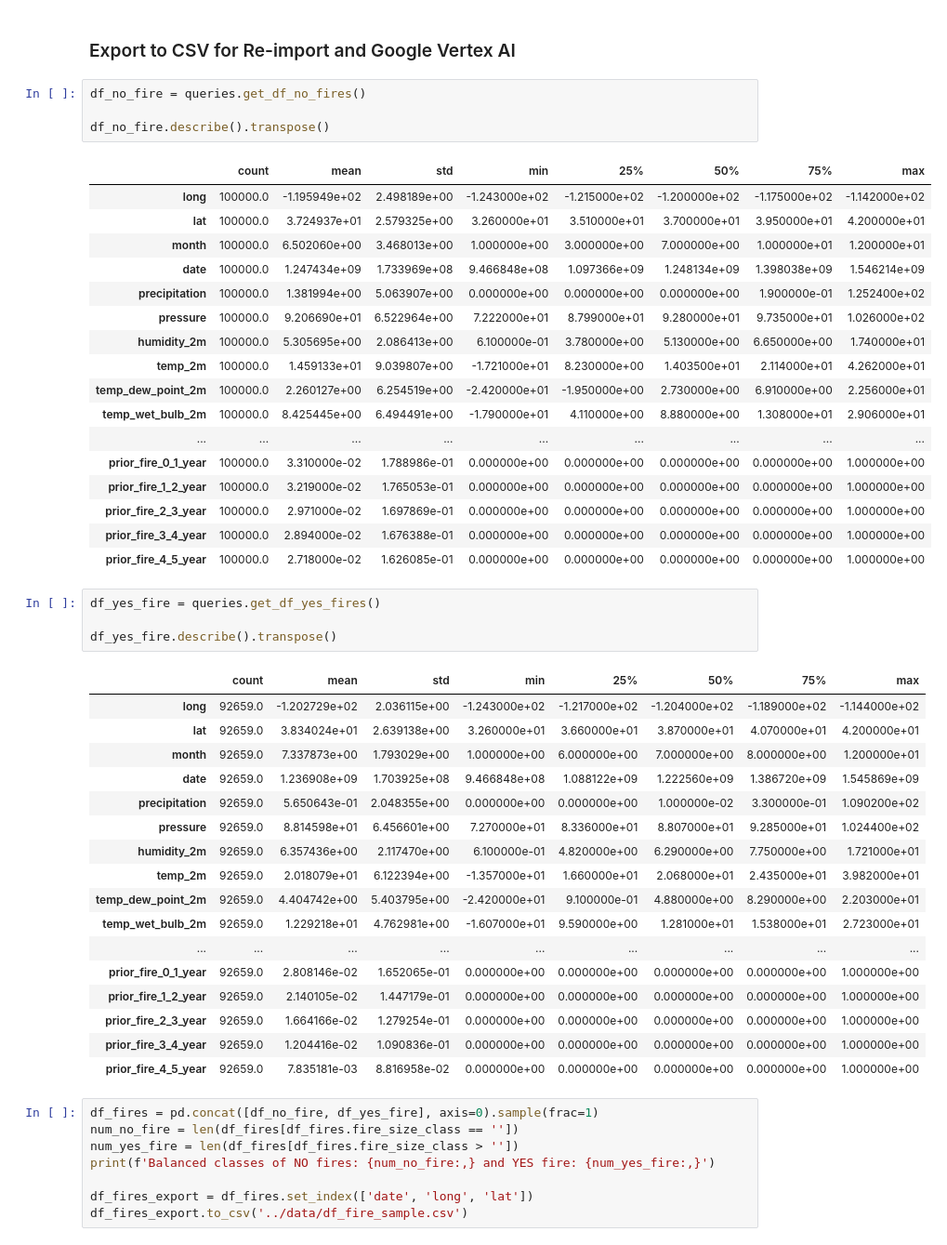
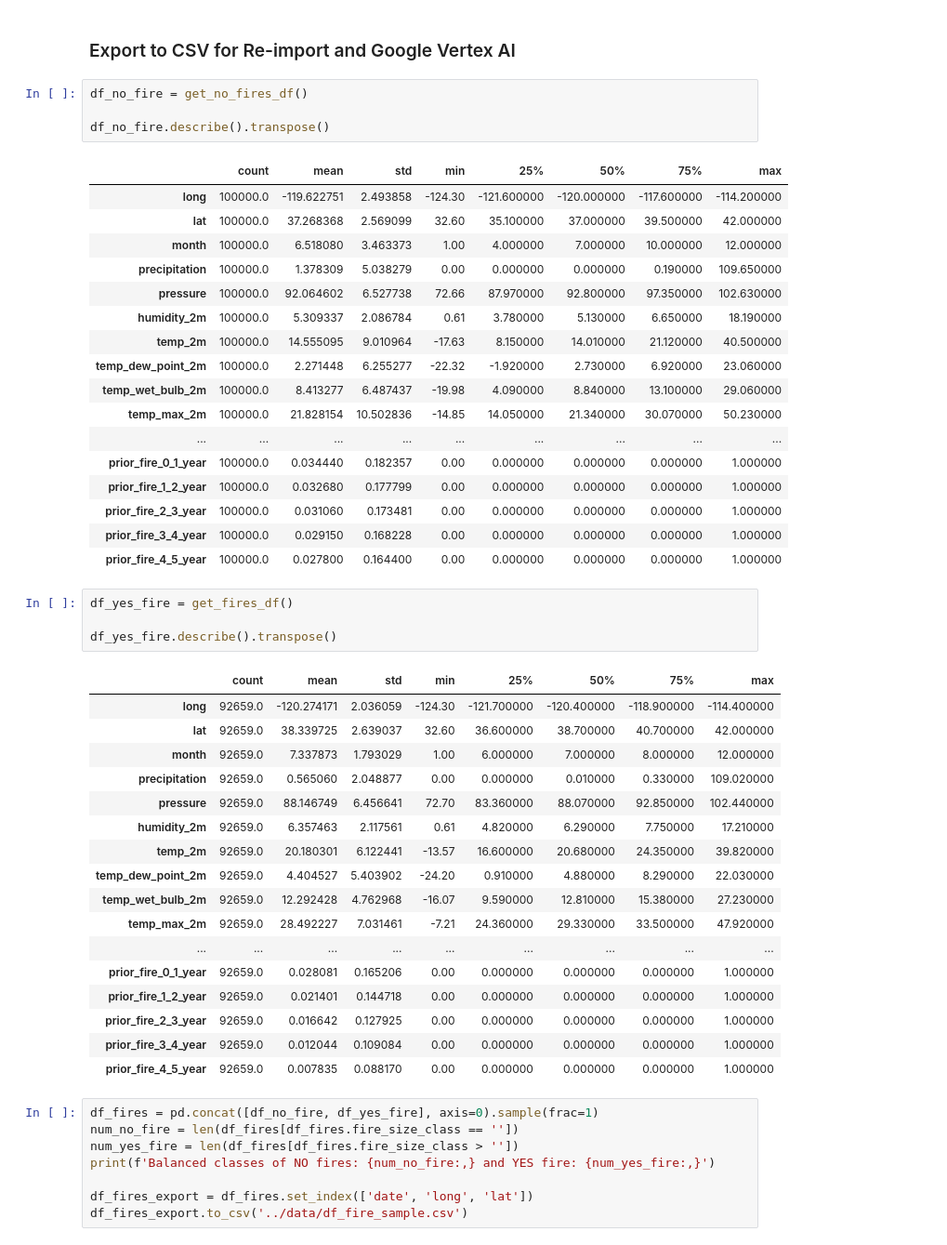
Before and after one commit to eerichmond/ml-wildfire-prediction, a Jupyter notebook: experiments/1_data_wrangling.ipynb, the cells around one changed output. Shown at 93% size. Drawn from its saved outputs; the diff is of its cells as text.

```diff
--- a/experiments/1_data_wrangling.ipynb
+++ b/experiments/1_data_wrangling.ipynb
@@ -1115,49 +1113,49 @@ UPDATE weather_geo_no_fire SET  prior_fire_0_1_year = 1, prior_fire_3_4_year = 1
 # %% [markdown]
 ### Export to CSV for Re-import and Google Vertex AI
 # %%
-df_no_fire = queries.get_df_no_fires()
+df_no_fire = get_no_fires_df()
 
 df_no_fire.describe().transpose()
 # %% [output]
 |  | count | mean | std | min | 25% | 50% | 75% | max |
-| long | 100000.0 | -1.195949e+02 | 2.498189e+00 | -1.243000e+02 | -1.215000e+02 | -1.200000e+02 | -1.175000e+02 | -1.142000e+02 |
-| lat | 100000.0 | 3.724937e+01 | 2.579325e+00 | 3.260000e+01 | 3.510000e+01 | 3.700000e+01 | 3.950000e+01 | 4.200000e+01 |
-| month | 100000.0 | 6.502060e+00 | 3.468013e+00 | 1.000000e+00 | 3.000000e+00 | 7.000000e+00 | 1.000000e+01 | 1.200000e+01 |
-| date | 100000.0 | 1.247434e+09 | 1.733969e+08 | 9.466848e+08 | 1.097366e+09 | 1.248134e+09 | 1.398038e+09 | 1.546214e+09 |
-| precipitation | 100000.0 | 1.381994e+00 | 5.063907e+00 | 0.000000e+00 | 0.000000e+00 | 0.000000e+00 | 1.900000e-01 | 1.252400e+02 |
-| pressure | 100000.0 | 9.206690e+01 | 6.522964e+00 | 7.222000e+01 | 8.799000e+01 | 9.280000e+01 | 9.735000e+01 | 1.026000e+02 |
-| humidity_2m | 100000.0 | 5.305695e+00 | 2.086413e+00 | 6.100000e-01 | 3.780000e+00 | 5.130000e+00 | 6.650000e+00 | 1.740000e+01 |
-| temp_2m | 100000.0 | 1.459133e+01 | 9.039807e+00 | -1.721000e+01 | 8.230000e+00 | 1.403500e+01 | 2.114000e+01 | 4.262000e+01 |
-| temp_dew_point_2m | 100000.0 | 2.260127e+00 | 6.254519e+00 | -2.420000e+01 | -1.950000e+00 | 2.730000e+00 | 6.910000e+00 | 2.256000e+01 |
-| temp_wet_bulb_2m | 100000.0 | 8.425445e+00 | 6.494491e+00 | -1.790000e+01 | 4.110000e+00 | 8.880000e+00 | 1.308000e+01 | 2.906000e+01 |
+| long | 100000.0 | -119.622751 | 2.493858 | -124.30 | -121.600000 | -120.000000 | -117.600000 | -114.200000 |
+| lat | 100000.0 | 37.268368 | 2.569099 | 32.60 | 35.100000 | 37.000000 | 39.500000 | 42.000000 |
+| month | 100000.0 | 6.518080 | 3.463373 | 1.00 | 4.000000 | 7.000000 | 10.000000 | 12.000000 |
+| precipitation | 100000.0 | 1.378309 | 5.038279 | 0.00 | 0.000000 | 0.000000 | 0.190000 | 109.650000 |
+| pressure | 100000.0 | 92.064602 | 6.527738 | 72.66 | 87.970000 | 92.800000 | 97.350000 | 102.630000 |
+| humidity_2m | 100000.0 | 5.309337 | 2.086784 | 0.61 | 3.780000 | 5.130000 | 6.650000 | 18.190000 |
+| temp_2m | 100000.0 | 14.555095 | 9.010964 | -17.63 | 8.150000 | 14.010000 | 21.120000 | 40.500000 |
+| temp_dew_point_2m | 100000.0 | 2.271448 | 6.255277 | -22.32 | -1.920000 | 2.730000 | 6.920000 | 23.060000 |
+| temp_wet_bulb_2m | 100000.0 | 8.413277 | 6.487437 | -19.98 | 4.090000 | 8.840000 | 13.100000 | 29.060000 |
+| temp_max_2m | 100000.0 | 21.828154 | 10.502836 | -14.85 | 14.050000 | 21.340000 | 30.070000 | 50.230000 |
 | ... | ... | ... | ... | ... | ... | ... | ... | ... |
-| prior_fire_0_1_year | 100000.0 | 3.310000e-02 | 1.788986e-01 | 0.000000e+00 | 0.000000e+00 | 0.000000e+00 | 0.000000e+00 | 1.000000e+00 |
-| prior_fire_1_2_year | 100000.0 | 3.219000e-02 | 1.765053e-01 | 0.000000e+00 | 0.000000e+00 | 0.000000e+00 | 0.000000e+00 | 1.000000e+00 |
-| prior_fire_2_3_year | 100000.0 | 2.971000e-02 | 1.697869e-01 | 0.000000e+00 | 0.000000e+00 | 0.000000e+00 | 0.000000e+00 | 1.000000e+00 |
-| prior_fire_3_4_year | 100000.0 | 2.894000e-02 | 1.676388e-01 | 0.000000e+00 | 0.000000e+00 | 0.000000e+00 | 0.000000e+00 | 1.000000e+00 |
-| prior_fire_4_5_year | 100000.0 | 2.718000e-02 | 1.626085e-01 | 0.000000e+00 | 0.000000e+00 | 0.000000e+00 | 0.000000e+00 | 1.000000e+00 |
+| prior_fire_0_1_year | 100000.0 | 0.034440 | 0.182357 | 0.00 | 0.000000 | 0.000000 | 0.000000 | 1.000000 |
+| prior_fire_1_2_year | 100000.0 | 0.032680 | 0.177799 | 0.00 | 0.000000 | 0.000000 | 0.000000 | 1.000000 |
+| prior_fire_2_3_year | 100000.0 | 0.031060 | 0.173481 | 0.00 | 0.000000 | 0.000000 | 0.000000 | 1.000000 |
+| prior_fire_3_4_year | 100000.0 | 0.029150 | 0.168228 | 0.00 | 0.000000 | 0.000000 | 0.000000 | 1.000000 |
+| prior_fire_4_5_year | 100000.0 | 0.027800 | 0.164400 | 0.00 | 0.000000 | 0.000000 | 0.000000 | 1.000000 |
 # %%
-df_yes_fire = queries.get_df_yes_fires()
+df_yes_fire = get_fires_df()
 
 df_yes_fire.describe().transpose()
 # %% [output]
 |  | count | mean | std | min | 25% | 50% | 75% | max |
-| long | 92659.0 | -1.202729e+02 | 2.036115e+00 | -1.243000e+02 | -1.217000e+02 | -1.204000e+02 | -1.189000e+02 | -1.144000e+02 |
-| lat | 92659.0 | 3.834024e+01 | 2.639138e+00 | 3.260000e+01 | 3.660000e+01 | 3.870000e+01 | 4.070000e+01 | 4.200000e+01 |
-| month | 92659.0 | 7.337873e+00 | 1.793029e+00 | 1.000000e+00 | 6.000000e+00 | 7.000000e+00 | 8.000000e+00 | 1.200000e+01 |
-| date | 92659.0 | 1.236908e+09 | 1.703925e+08 | 9.466848e+08 | 1.088122e+09 | 1.222560e+09 | 1.386720e+09 | 1.545869e+09 |
-| precipitation | 92659.0 | 5.650643e-01 | 2.048355e+00 | 0.000000e+00 | 0.000000e+00 | 1.000000e-02 | 3.300000e-01 | 1.090200e+02 |
-| pressure | 92659.0 | 8.814598e+01 | 6.456601e+00 | 7.270000e+01 | 8.336000e+01 | 8.807000e+01 | 9.285000e+01 | 1.024400e+02 |
-| humidity_2m | 92659.0 | 6.357436e+00 | 2.117470e+00 | 6.100000e-01 | 4.820000e+00 | 6.290000e+00 | 7.750000e+00 | 1.721000e+01 |
-| temp_2m | 92659.0 | 2.018079e+01 | 6.122394e+00 | -1.357000e+01 | 1.660000e+01 | 2.068000e+01 | 2.435000e+01 | 3.982000e+01 |
-| temp_dew_point_2m | 92659.0 | 4.404742e+00 | 5.403795e+00 | -2.420000e+01 | 9.100000e-01 | 4.880000e+00 | 8.290000e+00 | 2.203000e+01 |
-| temp_wet_bulb_2m | 92659.0 | 1.229218e+01 | 4.762981e+00 | -1.607000e+01 | 9.590000e+00 | 1.281000e+01 | 1.538000e+01 | 2.723000e+01 |
+| long | 92659.0 | -120.274171 | 2.036059 | -124.30 | -121.700000 | -120.400000 | -118.900000 | -114.400000 |
+| lat | 92659.0 | 38.339725 | 2.639037 | 32.60 | 36.600000 | 38.700000 | 40.700000 | 42.000000 |
+| month | 92659.0 | 7.337873 | 1.793029 | 1.00 | 6.000000 | 7.000000 | 8.000000 | 12.000000 |
+| precipitation | 92659.0 | 0.565060 | 2.048877 | 0.00 | 0.000000 | 0.010000 | 0.330000 | 109.020000 |
+| pressure | 92659.0 | 88.146749 | 6.456641 | 72.70 | 83.360000 | 88.070000 | 92.850000 | 102.440000 |
+| humidity_2m | 92659.0 | 6.357463 | 2.117561 | 0.61 | 4.820000 | 6.290000 | 7.750000 | 17.210000 |
+| temp_2m | 92659.0 | 20.180301 | 6.122441 | -13.57 | 16.600000 | 20.680000 | 24.350000 | 39.820000 |
+| temp_dew_point_2m | 92659.0 | 4.404527 | 5.403902 | -24.20 | 0.910000 | 4.880000 | 8.290000 | 22.030000 |
+| temp_wet_bulb_2m | 92659.0 | 12.292428 | 4.762968 | -16.07 | 9.590000 | 12.810000 | 15.380000 | 27.230000 |
+| temp_max_2m | 92659.0 | 28.492227 | 7.031461 | -7.21 | 24.360000 | 29.330000 | 33.500000 | 47.920000 |
 | ... | ... | ... | ... | ... | ... | ... | ... | ... |
-| prior_fire_0_1_year | 92659.0 | 2.808146e-02 | 1.652065e-01 | 0.000000e+00 | 0.000000e+00 | 0.000000e+00 | 0.000000e+00 | 1.000000e+00 |
-| prior_fire_1_2_year | 92659.0 | 2.140105e-02 | 1.447179e-01 | 0.000000e+00 | 0.000000e+00 | 0.000000e+00 | 0.000000e+00 | 1.000000e+00 |
-| prior_fire_2_3_year | 92659.0 | 1.664166e-02 | 1.279254e-01 | 0.000000e+00 | 0.000000e+00 | 0.000000e+00 | 0.000000e+00 | 1.000000e+00 |
-| prior_fire_3_4_year | 92659.0 | 1.204416e-02 | 1.090836e-01 | 0.000000e+00 | 0.000000e+00 | 0.000000e+00 | 0.000000e+00 | 1.000000e+00 |
-| prior_fire_4_5_year | 92659.0 | 7.835181e-03 | 8.816958e-02 | 0.000000e+00 | 0.000000e+00 | 0.000000e+00 | 0.000000e+00 | 1.000000e+00 |
+| prior_fire_0_1_year | 92659.0 | 0.028081 | 0.165206 | 0.00 | 0.000000 | 0.000000 | 0.000000 | 1.000000 |
+| prior_fire_1_2_year | 92659.0 | 0.021401 | 0.144718 | 0.00 | 0.000000 | 0.000000 | 0.000000 | 1.000000 |
+| prior_fire_2_3_year | 92659.0 | 0.016642 | 0.127925 | 0.00 | 0.000000 | 0.000000 | 0.000000 | 1.000000 |
+| prior_fire_3_4_year | 92659.0 | 0.012044 | 0.109084 | 0.00 | 0.000000 | 0.000000 | 0.000000 | 1.000000 |
+| prior_fire_4_5_year | 92659.0 | 0.007835 | 0.088170 | 0.00 | 0.000000 | 0.000000 | 0.000000 | 1.000000 |
 # %%
 df_fires = pd.concat([df_no_fire, df_yes_fire], axis=0).sample(frac=1)
 num_no_fire = len(df_fires[df_fires.fire_size_class == ''])
```
Also changed, not shown: parts of 18 cells of this notebook, 15 other files.
